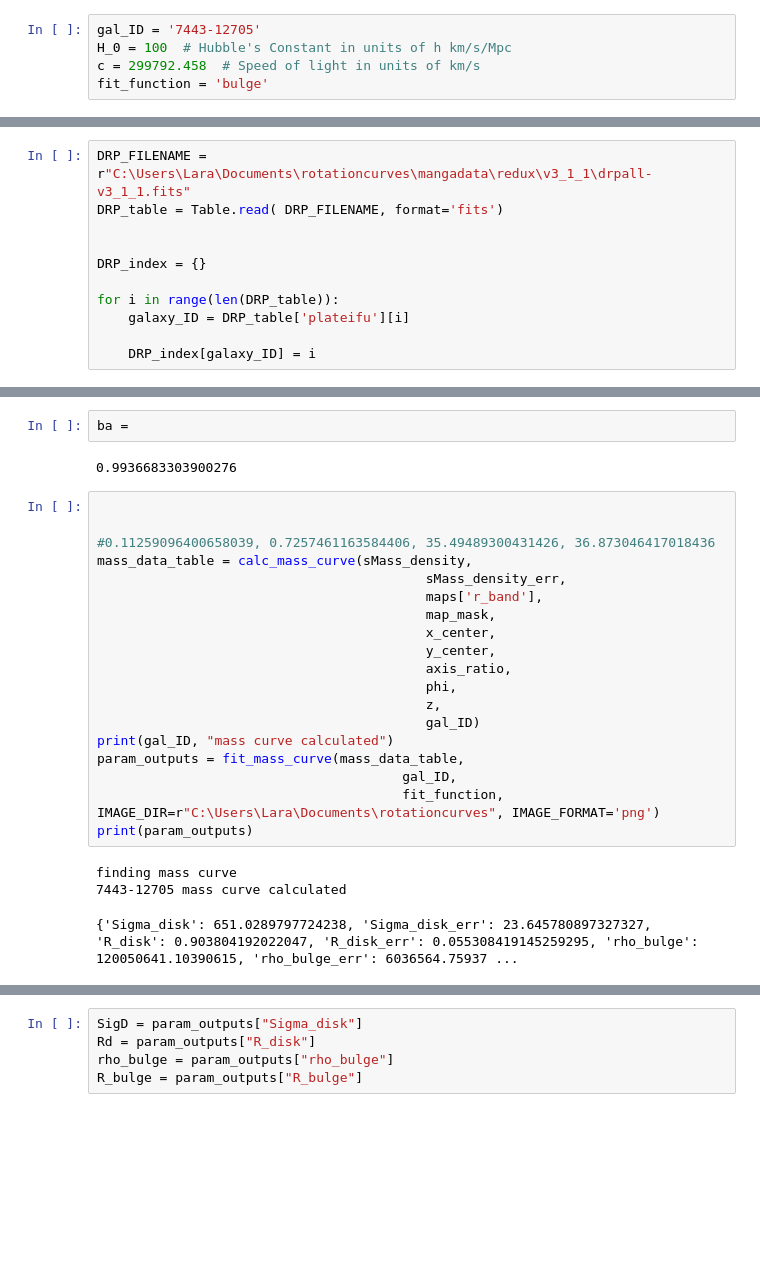
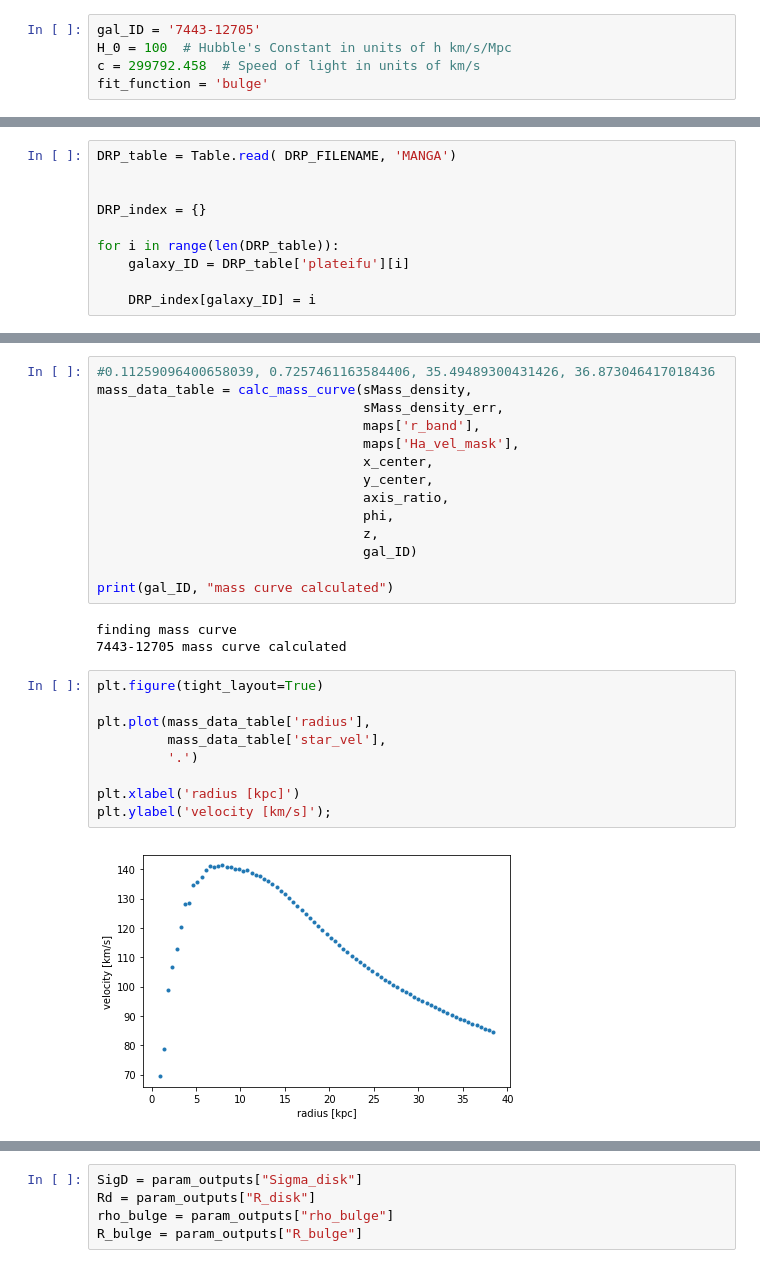
Before and after one commit to athenacat/RotationCurve, a Jupyter notebook: 2D_RC/combination_fit_test.ipynb, the cells around one changed output, grey strips where cells are left out. Cells and saved outputs as stored; diff of their text form; blank space fills up the shorter version.

```diff
--- a/2D_RC/combination_fit_test.ipynb
+++ b/2D_RC/combination_fit_test.ipynb
@@ -33,6 +43,5 @@ DRP_FILENAME = r"C:\Users\Lara\Documents\rotationcurves\mangadata\redux\v3_1_1\d
 # %%
-DRP_FILENAME = r"C:\Users\Lara\Documents\rotationcurves\mangadata\redux\v3_1_1\drpall-v3_1_1.fits"
-DRP_table = Table.read( DRP_FILENAME, format='fits')
+DRP_table = Table.read( DRP_FILENAME, 'MANGA')
 
 
 DRP_index = {}
@@ -78,30 +95,31 @@ phi = find_phi(center, phi, maps['vmasked'])
 -9.503156
 (37, 37)
 0.6447036817356814
-# %%
-ba =
-# %% [output]
-0.9936683303900276
 # %%
-
-
 #0.11259096400658039, 0.7257461163584406, 35.49489300431426, 36.873046417018436
 mass_data_table = calc_mass_curve(sMass_density,
-                                          sMass_density_err,
-                                          maps['r_band'],
-                                          map_mask,
-                                          x_center,
-                                          y_center,
-                                          axis_ratio,
-                                          phi,
-                                          z,
-                                          gal_ID)
+                                  sMass_density_err,
+                                  maps['r_band'],
+                                  maps['Ha_vel_mask'],
+                                  x_center,
+                                  y_center,
+                                  axis_ratio,
+                                  phi,
+                                  z,
+                                  gal_ID)
+
 print(gal_ID, "mass curve calculated")
-param_outputs = fit_mass_curve(mass_data_table,
-                                       gal_ID,
-                                       fit_function, IMAGE_DIR=r"C:\Users\Lara\Documents\rotationcurves", IMAGE_FORMAT='png')
-print(param_outputs)
 # %% [output]
 finding mass curve
 7443-12705 mass curve calculated
-{'Sigma_disk': 651.0289797724238, 'Sigma_disk_err': 23.645780897327327, 'R_disk': 0.903804192022047, 'R_disk_err': 0.055308419145259295, 'rho_bulge': 120050641.10390615, 'rho_bulge_err': 6036564.75937 ...
+# %%
+plt.figure(tight_layout=True)
+
+plt.plot(mass_data_table['radius'],
+         mass_data_table['star_vel'],
+         '.')
+
+plt.xlabel('radius [kpc]')
+plt.ylabel('velocity [km/s]');
+# %% [output]
+[figure, added]
```
Also changed, not shown: parts of 5 cells of this notebook, 4 other files.
